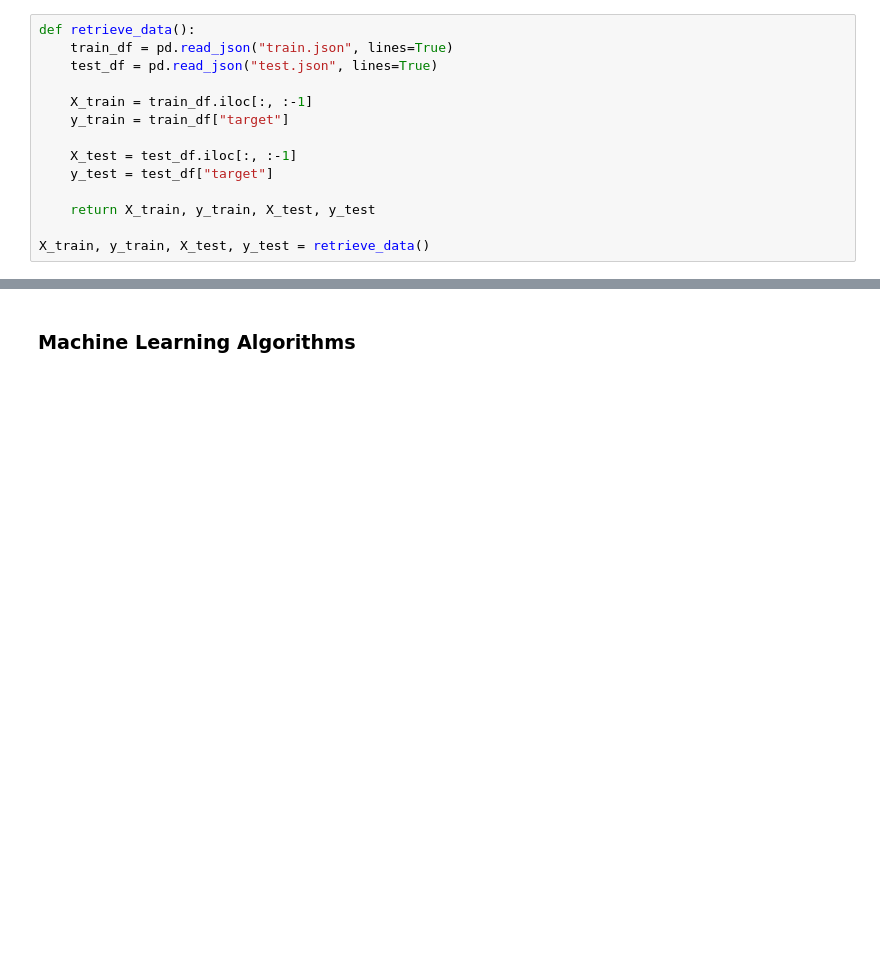
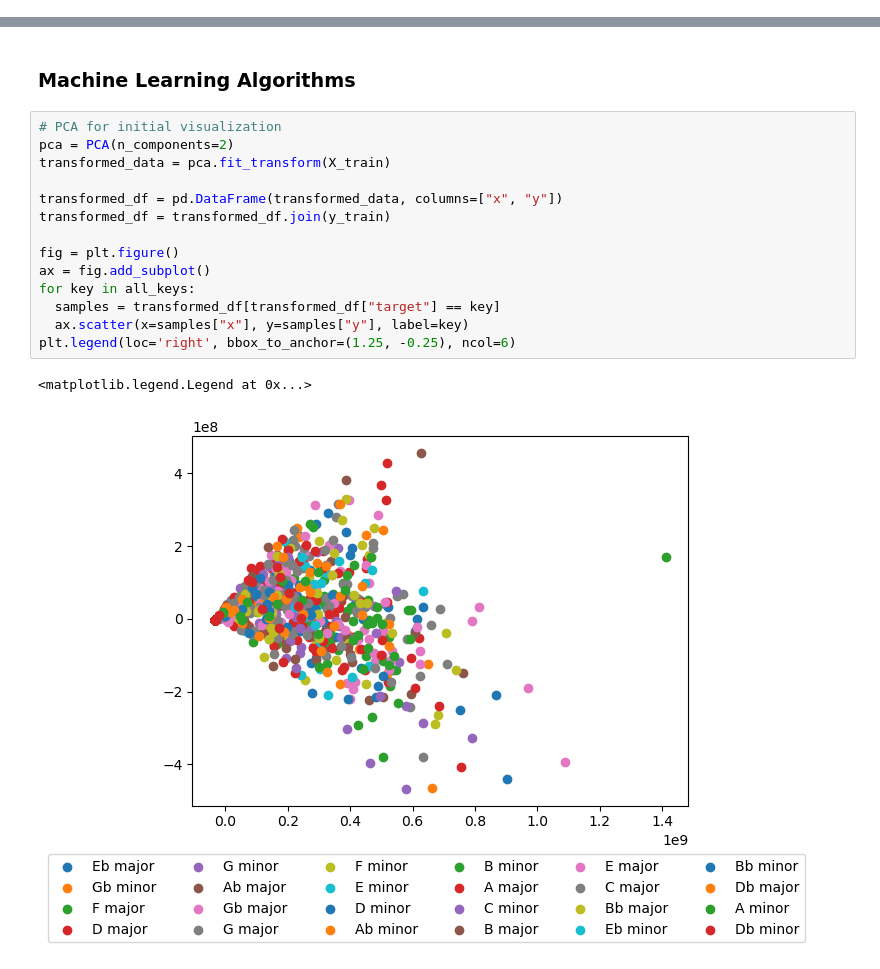
Before and after one commit to maxsivry/CS3540-AudioProject, a Jupyter notebook: main.ipynb, the cells around one changed output, grey strips where cells are left out. Cells and saved outputs as stored; diff of their text form; blank space fills up the shorter version.

```diff
--- a/main.ipynb
+++ b/main.ipynb
@@ -9,17 +16,3 @@ import numpy as np
 # %% [markdown]
 ### Gather Training and Testing Data
 Data cleaning and feature extraction occured earlier in process. See clean.ipynb
-# %%
-def retrieve_data():
-    train_df = pd.read_json("train.json", lines=True)
-    test_df = pd.read_json("test.json", lines=True)
-
-    X_train = train_df.iloc[:, :-1]
-    y_train = train_df["target"]
-
-    X_test = test_df.iloc[:, :-1]
-    y_test = test_df["target"]
-
-    return X_train, y_train, X_test, y_test
-
-X_train, y_train, X_test, y_test = retrieve_data()
@@ -26,2 +55,19 @@ X_train, y_train, X_test, y_test = retrieve_data()
 # %% [markdown]
 ### Machine Learning Algorithms
+# %%
+# PCA for initial visualization
+pca = PCA(n_components=2)
+transformed_data = pca.fit_transform(X_train)
+
+transformed_df = pd.DataFrame(transformed_data, columns=["x", "y"])
+transformed_df = transformed_df.join(y_train)
+
+fig = plt.figure()
+ax = fig.add_subplot()
+for key in all_keys:
+  samples = transformed_df[transformed_df["target"] == key]
+  ax.scatter(x=samples["x"], y=samples["y"], label=key)
+plt.legend(loc='right', bbox_to_anchor=(1.25, -0.25), ncol=6)
+# %% [output]
+<matplotlib.legend.Legend at 0x...>
+[figure, added]
```
Also changed, not shown: parts of 10 cells of this notebook, 3 other files.
